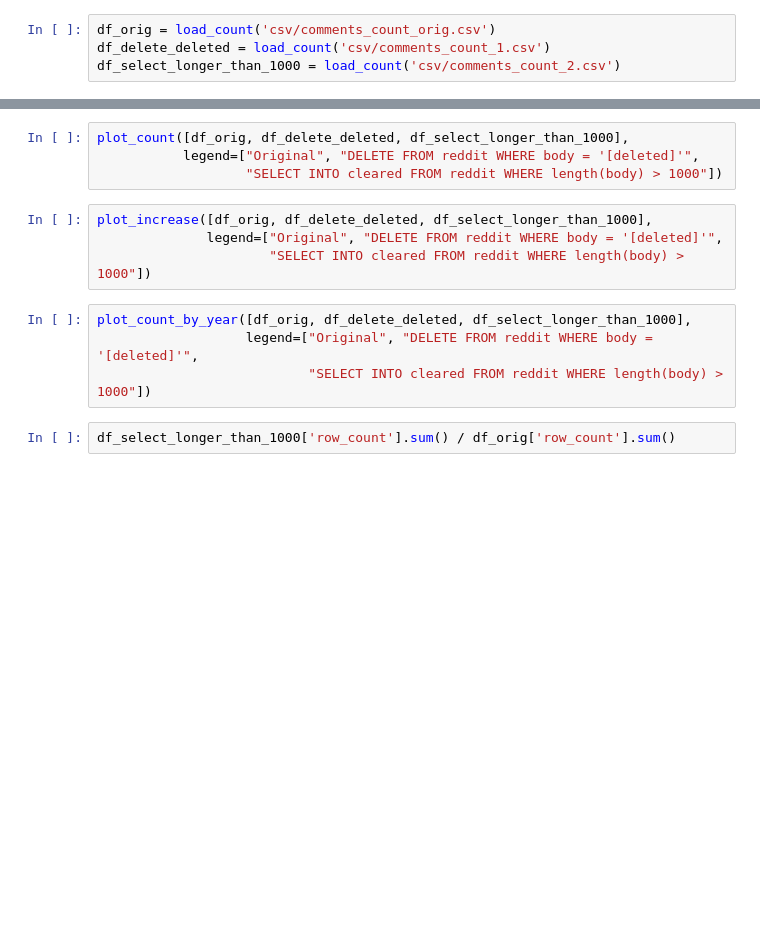
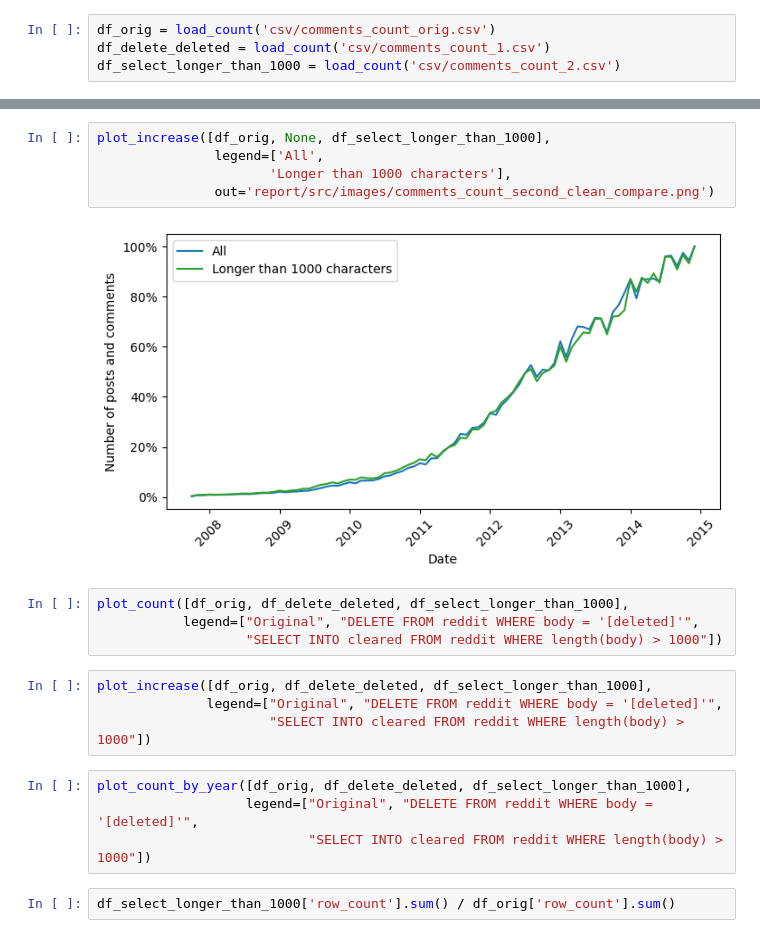
Before and after one commit to sokoloowski/adm, a Jupyter notebook: comments_count.ipynb, the cells around one changed output, grey strips where cells are left out. Cells and saved outputs as stored; diff of their text form; blank space fills up the shorter version.

```diff
--- a/comments_count.ipynb
+++ b/comments_count.ipynb
@@ -56,3 +85,10 @@ df_select_longer_than_1000 = load_count('csv/comments_count_2.csv')
+# %%
+plot_increase([df_orig, None, df_select_longer_than_1000],
+               legend=['All',
+                      'Longer than 1000 characters'],
+               out='report/src/images/comments_count_second_clean_compare.png')
+# %% [output]
+[figure, added]
 # %%
 plot_count([df_orig, df_delete_deleted, df_select_longer_than_1000],
            legend=["Original", "DELETE FROM reddit WHERE body = '[deleted]'",
```
Also changed, not shown: parts of 4 cells of this notebook.
